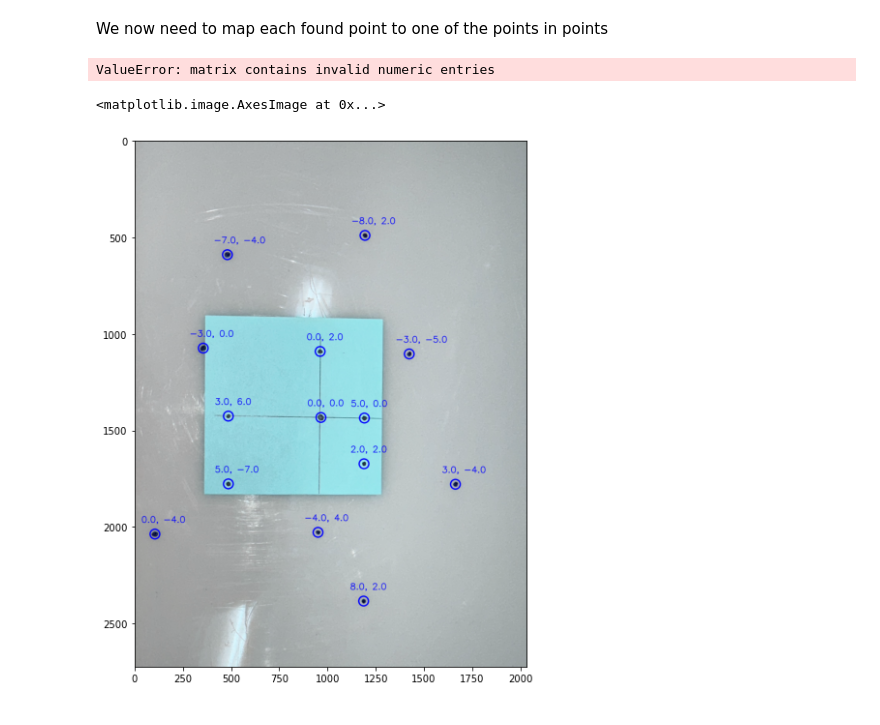
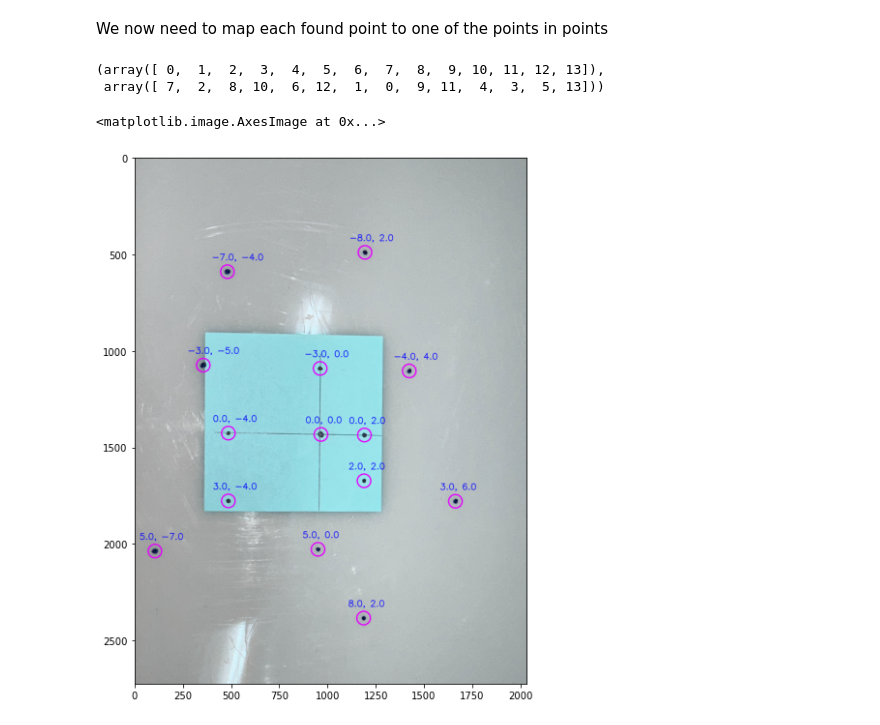
Before and after one commit to NURobotics/foosbot, a Jupyter notebook: point_calibration/Initial Testing.ipynb, the cells around one changed output. Drawn from its saved outputs; the diff is of its cells as text; code cells hidden in the pictures.

```diff
--- a/point_calibration/Initial Testing.ipynb
+++ b/point_calibration/Initial Testing.ipynb
@@ -112,23 +112,24 @@ We now need to map each found point to one of the points in points
 points_dists = np.zeros((len(points), len(points)))
 for i, point in enumerate(points):
     for j, other_point in enumerate(points):
-        points_dists[i, j] = np.linalg.norm(np.array(point) - np.array(other_point))
+        points_dists[i, j] = np.sum(np.array(point) - np.array(other_point))
+        # points_dists[i, j] = np.linalg.norm(np.array(point) - np.array(other_point))
 
 found_point_dists = np.zeros((len(found_point_centers), len(found_point_centers)))
 for i, point in enumerate(found_point_centers):
     for j, other_point in enumerate(found_point_centers):
-        found_point_dists[i, j] = np.linalg.norm(np.array(point) - np.array(other_point))
+        found_point_dists[i, j] = np.sum(np.array(point) - np.array(other_point))
+        # found_point_dists[i, j] = np.linalg.norm(np.array(point) - np.array(other_point))
 
 # For each point, find a unique distance index, calculated as the sum of the distances
 # to all other points
 point_dist_value = np.zeros(len(points))
 for i, point in enumerate(points):
-    point_dist_value[i] = np.sum(np.power(points_dists[i], 3))
+    point_dist_value[i] = np.sum(points_dists[i])
 
 found_point_dist_value = np.zeros(len(found_point_centers))
 for i, point in enumerate(found_point_centers):
-    found_point_dist_value[i] = np.sum(np.power(found_point_dists[i], 3))
-
+    found_point_dist_value[i] = np.sum(found_point_dists[i])
 
 # Normalize the distances
 point_dist_value = point_dist_value / np.max(point_dist_value)
@@ -139,28 +140,36 @@ from scipy.optimize import linear_sum_assignment
 
 original_point_index, found_point_index = linear_sum_assignment(np.abs(point_dist_value[:, None] - found_point_dist_value[None, :]))
 
+mapping = {}
+
+for original_point, found_point in zip(original_point_index, found_point_index):
+    original_cood = points[original_point]
+    found_coord = found_point_centers[found_point]
+    mapping[found_coord] = original_cood
+
 original_point_index, found_point_index
 # %% [output]
-ValueError: matrix contains invalid numeric entries
+(array([ 0,  1,  2,  3,  4,  5,  6,  7,  8,  9, 10, 11, 12, 13]),
+ array([ 7,  2,  8, 10,  6, 12,  1,  0,  9, 11,  4,  3,  5, 13]))
 # %%
 # On a color image, draw the coordinates of the original points on the found points
 
 color_img = cv.imread(initial_image_png, cv.IMREAD_COLOR)
 
-for i, found_point in enumerate(found_point_centers):
-    text_point = (int(found_point[0] - 70), int(found_point[1] - 60))
+combined = zip(original_point_index, found_point_index)
 
-    # use a white background for the text
-    text = f"{points[found_point_index[i]][0]}, {points[found_point_index[i]][1]}"
+for found_coord, original_coord in mapping.items():
+    text = f"{original_coord[0]}, {original_coord[1]}"
+
+    text_point = (int(found_coord[0] - 80), int(found_coord[1] - 60))
 
     cv.putText(color_img, text, text_point, cv.FONT_HERSHEY_SIMPLEX, 1.5, (0, 0, 255), 2, cv.LINE_AA)
 
-    # draw a circle around the found point
-    cv.circle(color_img, found_point, 25, (0, 0, 255, 10), 5)
+    cv.circle(color_img, found_coord, 35, (230, 0, 255, 10), 5)
 
 # make image size 10 inches by 10 inches
 plt.figure(figsize=(10, 10))
 plt.imshow(color_img)
 # %% [output]
 <matplotlib.image.AxesImage at 0x...>
-[figure, old version]
+[figure, new version]
```
Also changed, not shown: parts of 8 cells of this notebook, 3 other files.
